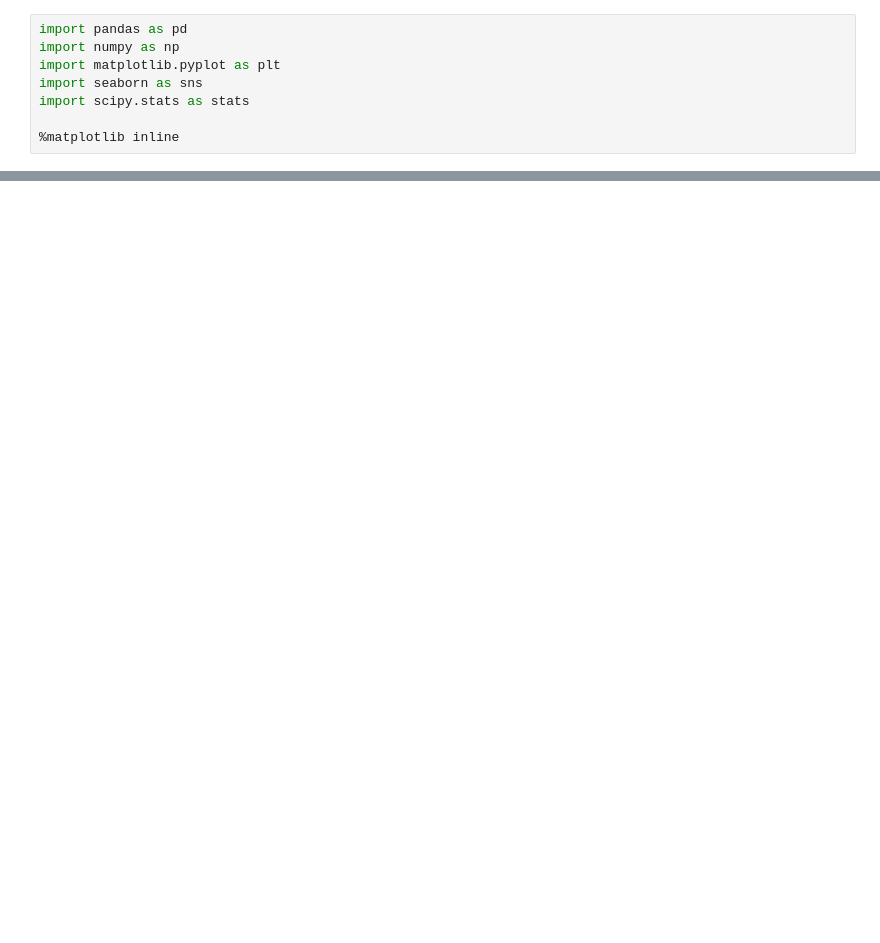
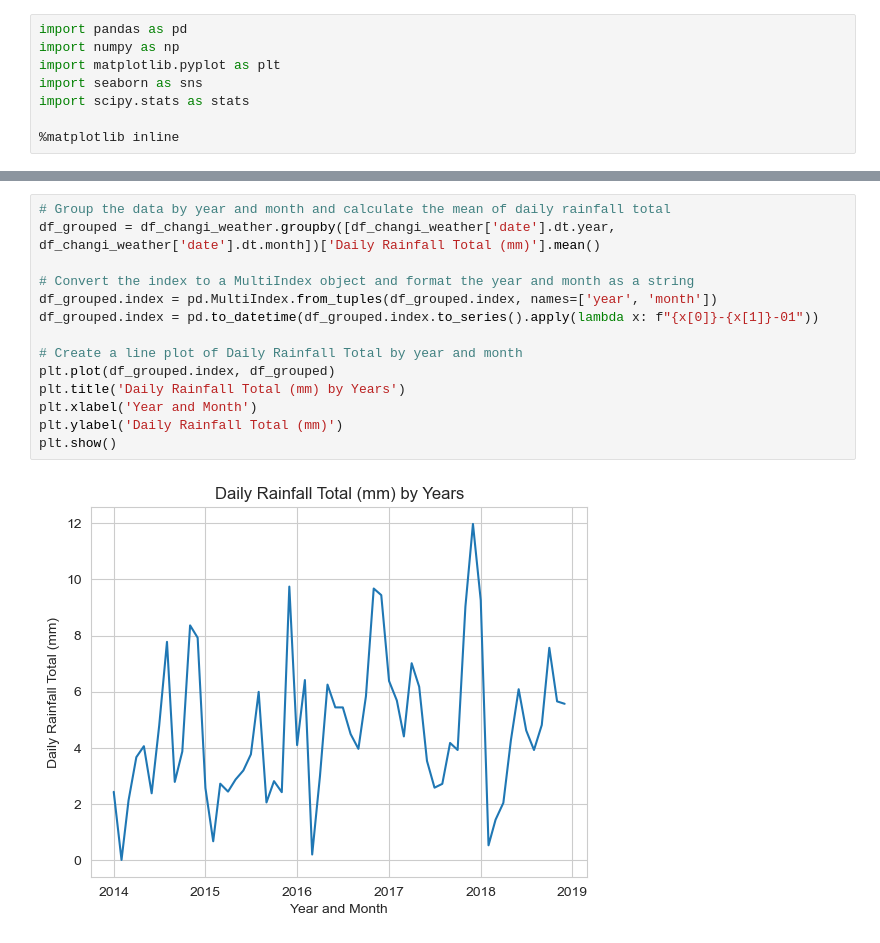
Before and after one commit to lishing/ga_project4_dsif9, a Jupyter notebook: Code/03_EDA/03a_Changi_Weather_EDA.ipynb, the cells around one changed output, grey strips where cells are left out. Saved outputs shown, nothing was run; the diff lists cells and outputs as text; blank space fills up the shorter version.

```diff
--- a/Code/03_EDA/03a_Changi_Weather_EDA.ipynb
+++ b/Code/03_EDA/03a_Changi_Weather_EDA.ipynb
@@ -13,0 +115,16 @@ FileNotFoundError: [Errno 2] No such file or directory: '/cleaned_changi_weather
+# %%
+# Group the data by year and month and calculate the mean of daily rainfall total
+df_grouped = df_changi_weather.groupby([df_changi_weather['date'].dt.year, df_changi_weather['date'].dt.month])['Daily Rainfall Total (mm)'].mean()
+
+# Convert the index to a MultiIndex object and format the year and month as a string
+df_grouped.index = pd.MultiIndex.from_tuples(df_grouped.index, names=['year', 'month'])
+df_grouped.index = pd.to_datetime(df_grouped.index.to_series().apply(lambda x: f"{x[0]}-{x[1]}-01"))
+
+# Create a line plot of Daily Rainfall Total by year and month
+plt.plot(df_grouped.index, df_grouped)
+plt.title('Daily Rainfall Total (mm) by Years')
+plt.xlabel('Year and Month')
+plt.ylabel('Daily Rainfall Total (mm)')
+plt.show()
+# %% [output]
+[figure, added]
```
Also changed, not shown: parts of 56 cells of this notebook, 1 other file.
